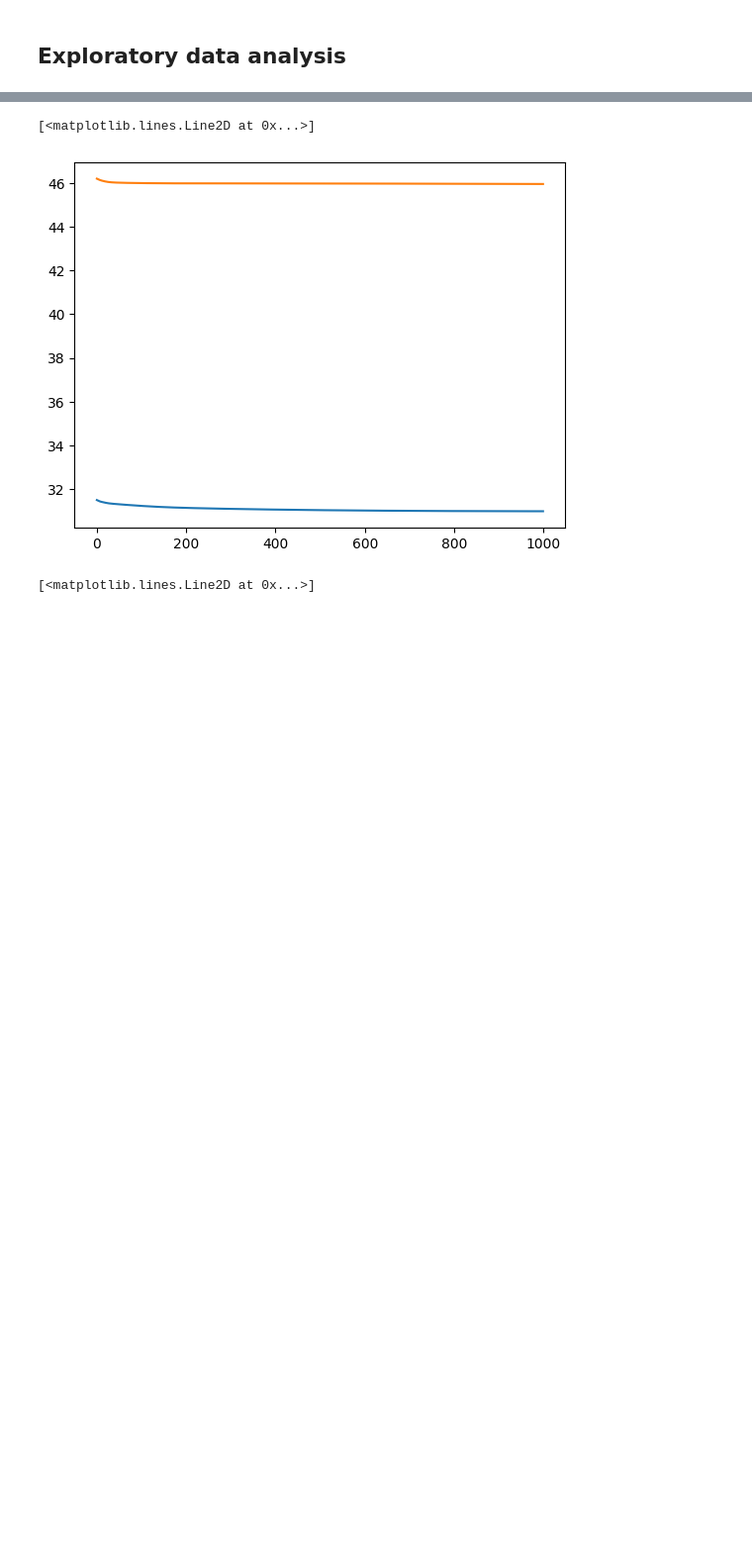
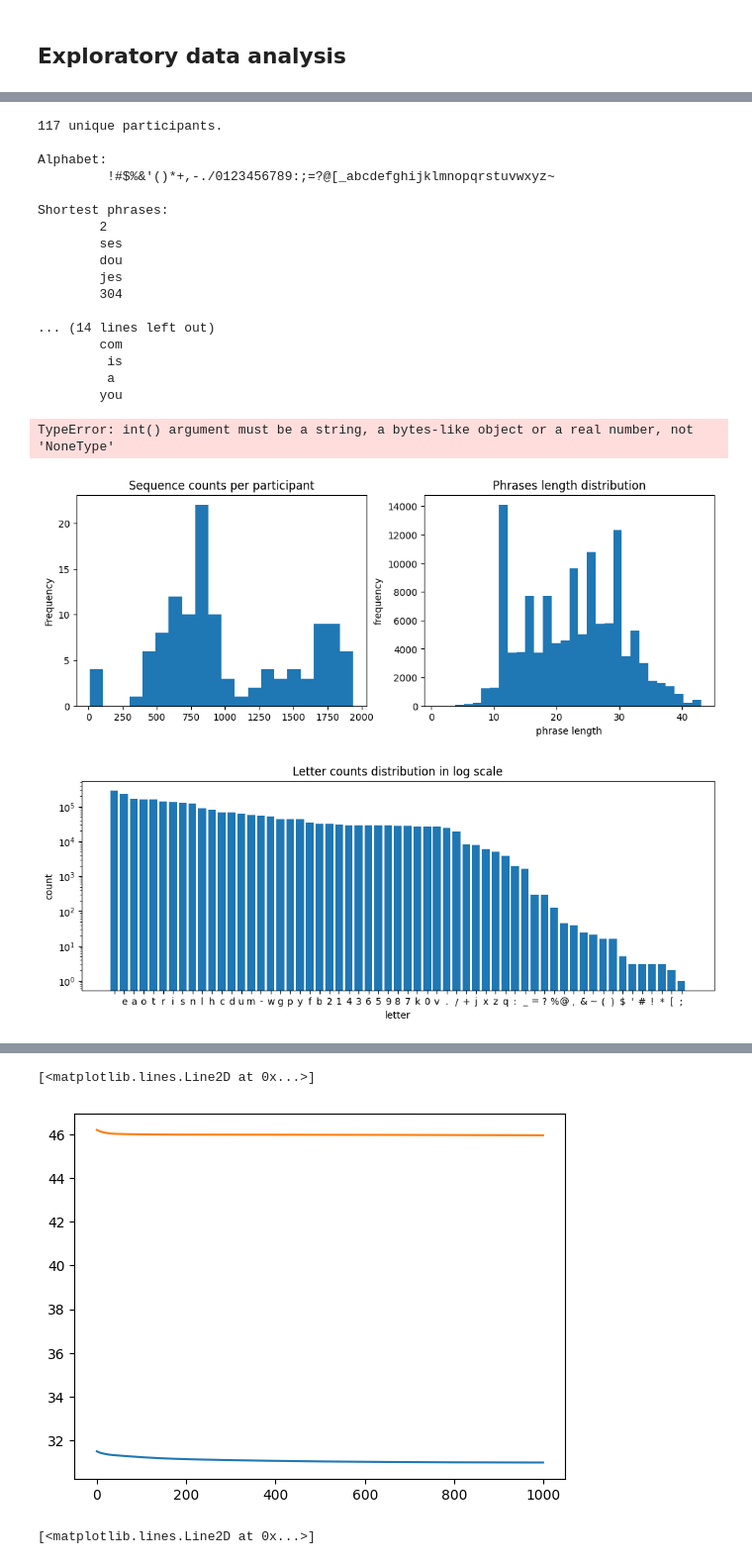
Before and after one commit to dkoshman/YSDA, a Jupyter notebook: machine_learning/asl-fingerspelling/asl-fingerspelling.ipynb, the cells around one changed output, grey strips where cells are left out. Shown: that part at 99% size. Drawn from its saved outputs; the diff is of its cells as text; code cells hidden in the pictures; blank space fills up the shorter version.

```diff
--- a/machine_learning/asl-fingerspelling/asl-fingerspelling.ipynb
+++ b/machine_learning/asl-fingerspelling/asl-fingerspelling.ipynb
@@ -329,7 +329,8 @@ class Config:
     data_folder: str = "data"
     debug: bool = True
     download: bool = False
-    aggregated_dataframe_filename: str = "aggregated.parquet"
+    aggregated_meta_filename: str = "aggregated_meta.parquet"
+    aggregated_hand_filename: str = "aggregated_hand.parquet"
 # %% [markdown]
 ## Utils <span id=Utils_></span>
 # %%
@@ -437,6 +438,12 @@ def load_if_exists_else_build_and_save(
 # %%
 def get_default_data_folder() -> str:
     return Config.data_folder
+
+def get_aggregated_meta_filename() -> str:
+    return Config.aggregated_meta_filename
+
+def get_aggregated_hand_filename() -> str:
+    return Config.aggregated_hand_filename
 
 
 def read_character_to_prediction_index(folder: str | None = None) -> dict[str, int]:
@@ -967,10 +934,9 @@ def build_normalized_landmark_lists(
 
 def draw_sequence_landmarks(
     sequence: np.ndarray,
-    sequence_id: int,
+    phrase: str,
+    bodypart: Bodypart = Bodypart.right_hand,
     folder: str | None = None,
-    meta_filename: tp.Literal["train.csv", "supplemental_metadata.csv"] = "train.csv",
-    bodypart: Bodypart = Bodypart.right_hand,
     width: int = 300,
     height: int = 300,
     n_channels: int = 3,
@@ -979,8 +945,6 @@ def draw_sequence_landmarks(
     progress_bar_width: int = 10,
     progress_bar_color: tuple[int] = (28, 242, 140),
 ) -> np.ndarray:
-    meta = read_meta_dataframe(folder, meta_filename)
-    parquet_path, phrase = meta.loc[sequence_id][["path", "phrase"]]
     landmarks = build_normalized_landmark_lists(sequence, bodypart)
     n_frames = len(landmarks)
     video = np.full(
@@ -1012,12 +976,11 @@ def draw_sequence_landmarks(
 
 def display_original_sequence(
     sequence_id: int,
+    bodypart: Bodypart = Bodypart.right_hand,
     folder: str | None = None,
-    meta_filename: tp.Literal["train.csv", "supplemental_metadata.csv"] = "train.csv",
-    bodypart: Bodypart = Bodypart.right_hand,
 ):
-    meta = read_meta_dataframe(folder, meta_filename)
-    parquet_path = meta.loc[sequence_id]["path"]
+    meta = read_aggregated_meta_dataframe(folder)
+    parquet_path, phrase = meta.loc[sequence_id][["path", "phrase"]]
     sequence_df = read_parquet_as_dataframe(
         parquet_path=parquet_path,
         sequence_ids=[sequence_id],
@@ -1026,10 +989,9 @@ def display_original_sequence(
     sequence = sequence_df.values.reshape(len(sequence_df), -1, 3)
     video = draw_sequence_landmarks(
         sequence=sequence,
-        sequence_id=sequence_id,
+        phrase=phrase,
+        bodypart=bodypart,
         folder=folder,
-        meta_filename=meta_filename,
-        bodypart=bodypart,
     )
     display_video(video)
 # %%
@@ -1278,0 +1183,23 @@ Shortest phrases:
+# %%
+display_eda()
+# %% [output]
+117 unique participants.
+
+Alphabet:
+         !#$%&'()*+,-./0123456789:;=?@[_abcdefghijklmnopqrstuvwxyz~
+
+Shortest phrases:
+        2
+        ses
+        dou
+        jes
+        304
+
+... (14 lines left out)
+        com
+         is
+         a
+        you
+TypeError: int() argument must be a string, a bytes-like object or a real number, not 'NoneType'
+[figure, added]
+[figure, added]
```
Also changed, not shown: parts of 19 cells of this notebook.
